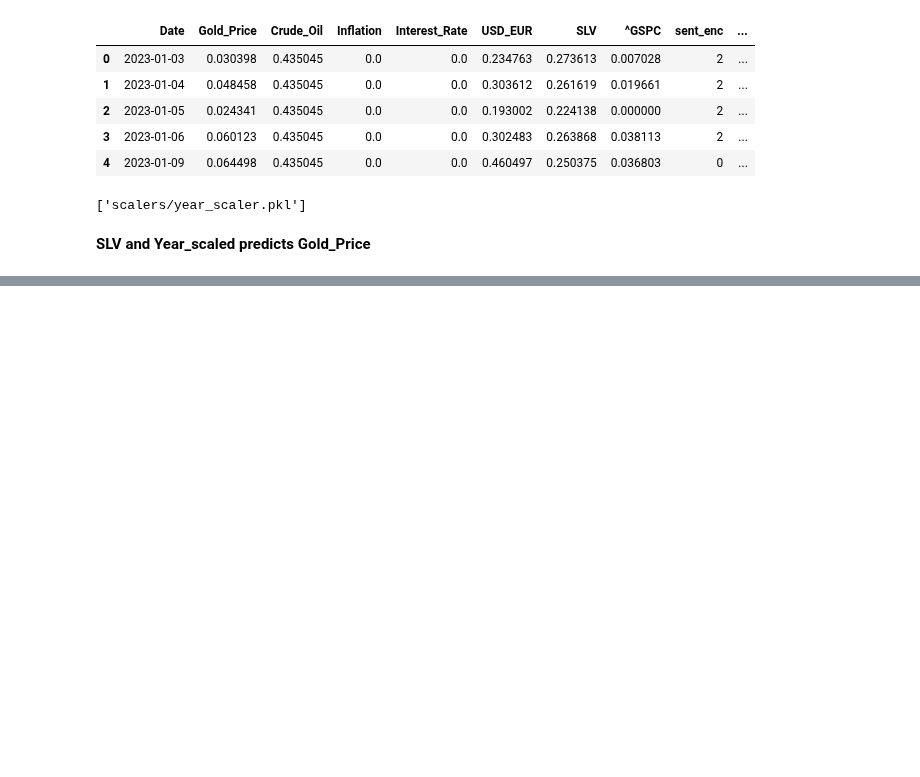
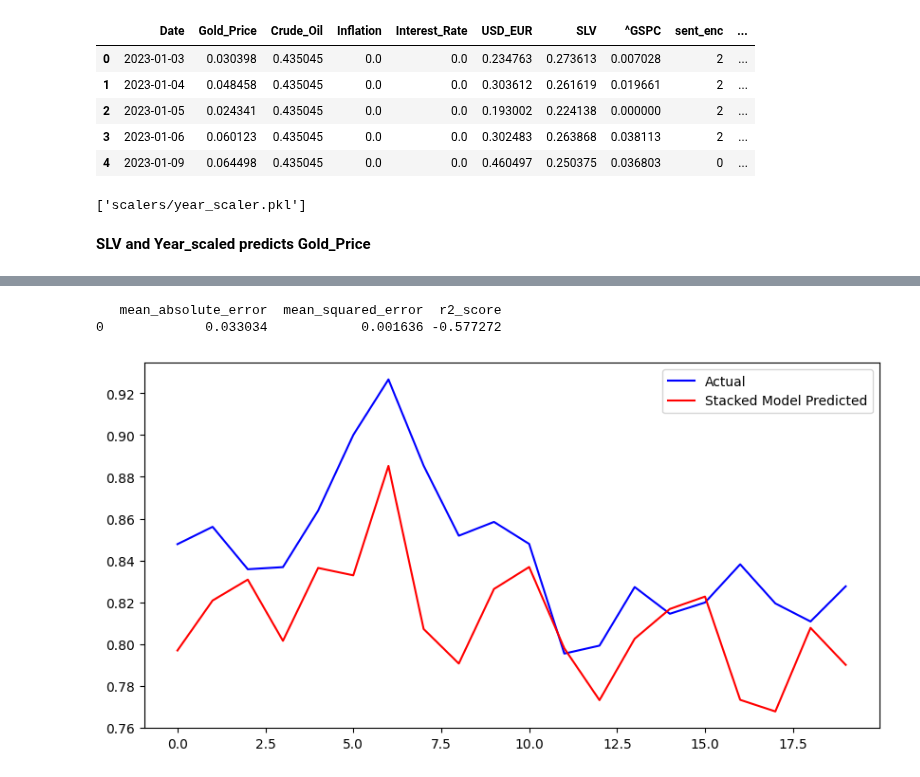
Before and after one commit to sejfovskienes/training_model, a Jupyter notebook: last-1/stacked_model.ipynb, the cells around one changed output, grey strips where cells are left out. Saved outputs shown, nothing was run; the diff lists cells and outputs as text; code cells hidden in the pictures; blank space fills up the shorter version.

```diff
--- a/last-1/stacked_model.ipynb
+++ b/last-1/stacked_model.ipynb
@@ -155,0 +208,8 @@ plt.show()
+# %%
+new_df = pd.DataFrame({
+    "rfr_pred" : y_pred_rfr,
+    "xgb_pred": y_pred_xgb,
+    "actual": y_test
+})
+
+print(new_df)
@@ -155,0 +259,40 @@ plt.show()
+# %%
+features = [col for col in df.columns if col not in ['actual']]
+target = 'actual'
+
+X = df[features]
+y = df[target]
+
+X_train, X_test, y_train, y_test = train_test_split(X, y, test_size=0.2, shuffle=False)
+# %%
+model = XGBRegressor(
+        n_estimators=300,
+        learning_rate=0.05,
+        max_depth=3,
+        subsample=0.8,
+        colsample_bytree=0.8,
+        reg_lambda=1.0,
+        reg_alpha=0.5,
+        random_state=42
+    )
+
+model.fit(X_train, y_train)
+y_pred = model.predict(X_test)
+# %%
+res_df = pd.DataFrame({
+    "mean_absolute_error": [mean_absolute_error(y_test, y_pred)],
+    "mean_squared_error": [mean_squared_error(y_test, y_pred)],
+    "r2_score": [r2_score(y_test, y_pred)]
+})
+
+print(res_df)
+
+plt.figure(figsize=(10,5))
+plt.plot(y_test.values, label='Actual', color='blue')
+plt.plot(y_pred, label='Stacked Model Predicted', color='red')
+plt.legend()
+plt.show()
+# %% [output]
+   mean_absolute_error  mean_squared_error  r2_score
+0             0.033034            0.001636 -0.577272
+[figure, added]
```
Also changed, not shown: parts of 14 cells of this notebook, 7 other files.
